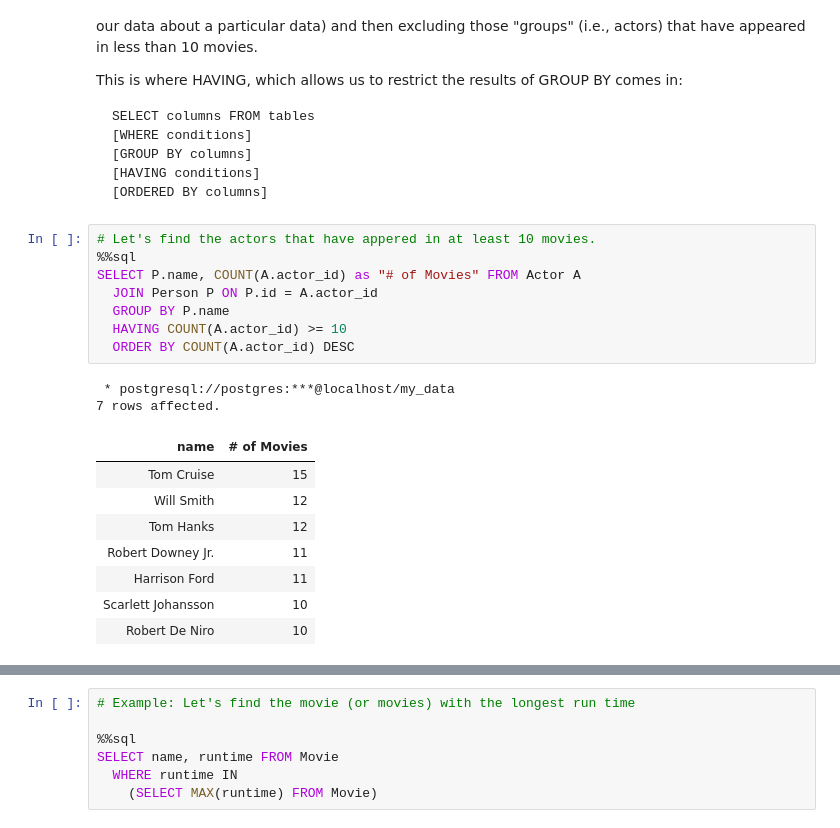
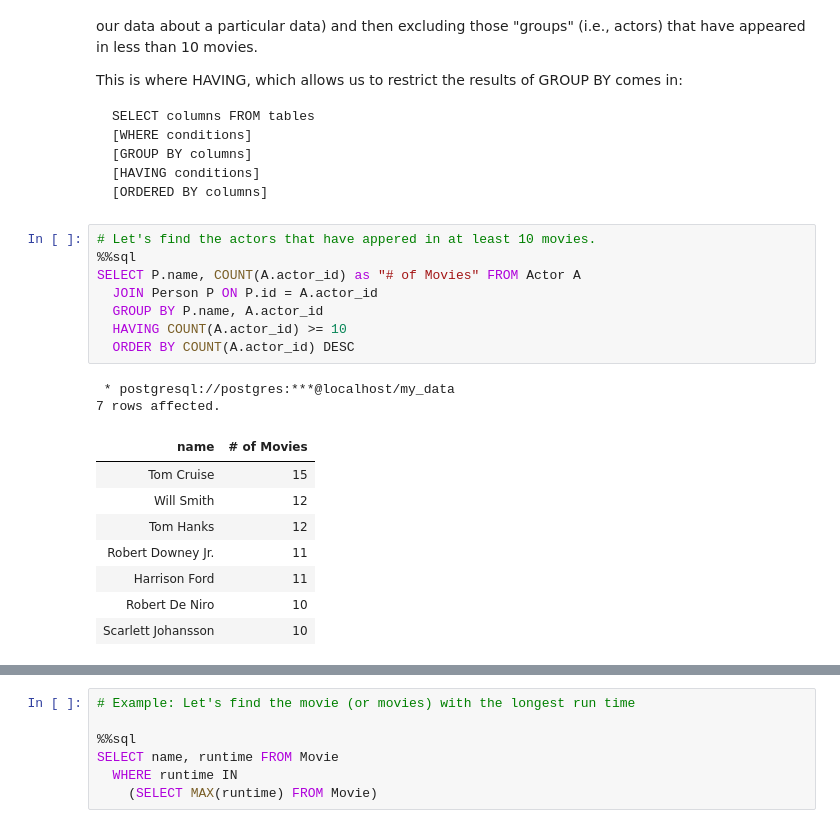
Before and after one commit to brendanpshea/database_class, a Jupyter notebook: Intro_SQL_2_Groups,_Subqueries,_Sets,_and_More!.ipynb, the cells around one changed output, grey strips where cells are left out. Drawn from its saved outputs; the diff is of its cells as text.

```diff
--- a/Intro_SQL_2_Groups,_Subqueries,_Sets,_and_More!.ipynb
+++ b/Intro_SQL_2_Groups,_Subqueries,_Sets,_and_More!.ipynb
@@ -207,22 +191,22 @@ SELECT columns FROM tables
 # %%
 # Let's find the actors that have appered in at least 10 movies.
 %%sql
 SELECT P.name, COUNT(A.actor_id) as "# of Movies" FROM Actor A
   JOIN Person P ON P.id = A.actor_id
-  GROUP BY P.name
+  GROUP BY P.name, A.actor_id
   HAVING COUNT(A.actor_id) >= 10
   ORDER BY COUNT(A.actor_id) DESC
 # %% [output]
  * postgresql://postgres:***@localhost/my_data
 7 rows affected.
 | name | # of Movies |
 | Tom Cruise | 15 |
 | Will Smith | 12 |
 | Tom Hanks | 12 |
 | Robert Downey Jr. | 11 |
 | Harrison Ford | 11 |
+| Robert De Niro | 10 |
 | Scarlett Johansson | 10 |
-| Robert De Niro | 10 |
 # %%
 # Or, let's find the list of movies that
 # have won exactly 4 Oscars
```
Also changed, not shown: parts of 20 cells of this notebook.
